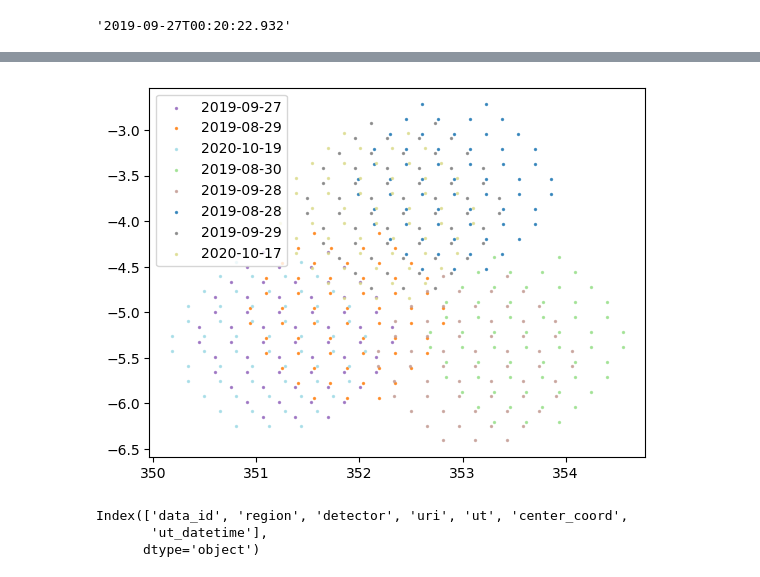
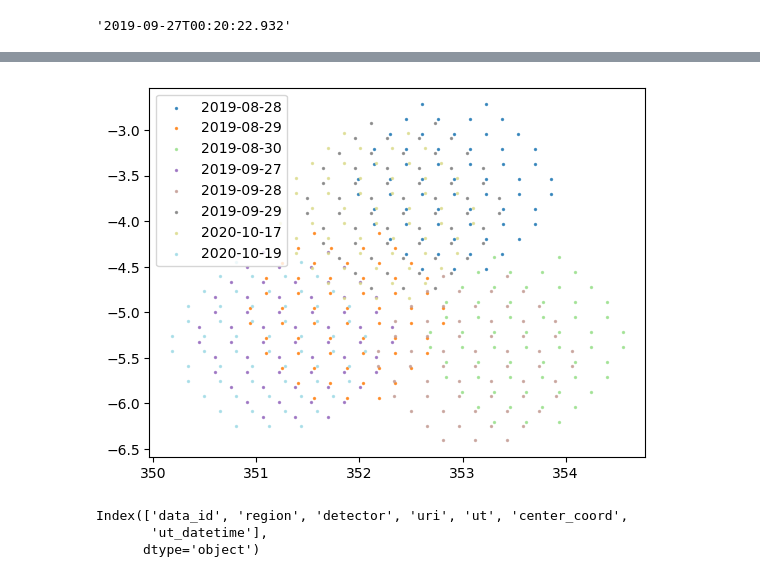
Before and after one commit to dirac-institute/kbmod, a Jupyter notebook: notebooks/region_search/Region Searching Workbook.ipynb, the cells around one changed output, grey strips where cells are left out. Drawn from its saved outputs; the diff is of its cells as text; code cells hidden in the pictures.

```diff
--- a/notebooks/region_search/Region Searching Workbook.ipynb
+++ b/notebooks/region_search/Region Searching Workbook.ipynb
@@ -1085,7 +1087,19 @@ for (x, y), color, date in zip(coords, colors, dates):
 # To avoid duplicate labels in the legend, handle legend entries manually
 handles, labels = plt.gca().get_legend_handles_labels()
 by_label = dict(zip(labels, handles))  # Removing duplicates
-plt.legend(by_label.values(), by_label.keys())
+
+current_handles, current_labels = plt.gca().get_legend_handles_labels()
+
+current_handles = list(by_label.values())
+current_labels = list(by_label.keys())
+# sort or reorder the labels and handles
+sorted_ix = sorted(range(len(current_labels)), key=lambda k: current_labels[k])
+sorted_handles = [current_handles[i] for i in sorted_ix]  # list(current_handles)
+sorted_labels = [current_labels[i] for i in sorted_ix]  # list(current_labels)
+
+# call plt.legend() with the new values
+plt.legend(sorted_handles, sorted_labels)
+
+# plt.legend(by_label.values(), by_label.keys())
 plt.savefig(f"{basedir}/pointings.pdf")
-# plt.show()
 # %% [output]
@@ -1094,4 +1108,4 @@ Wall time: 9.86 s
-[figure, old version]
+[figure, new version]
 # %%
 df.columns
 # %% [output]
```
Also changed, not shown: parts of 53 cells of this notebook.
